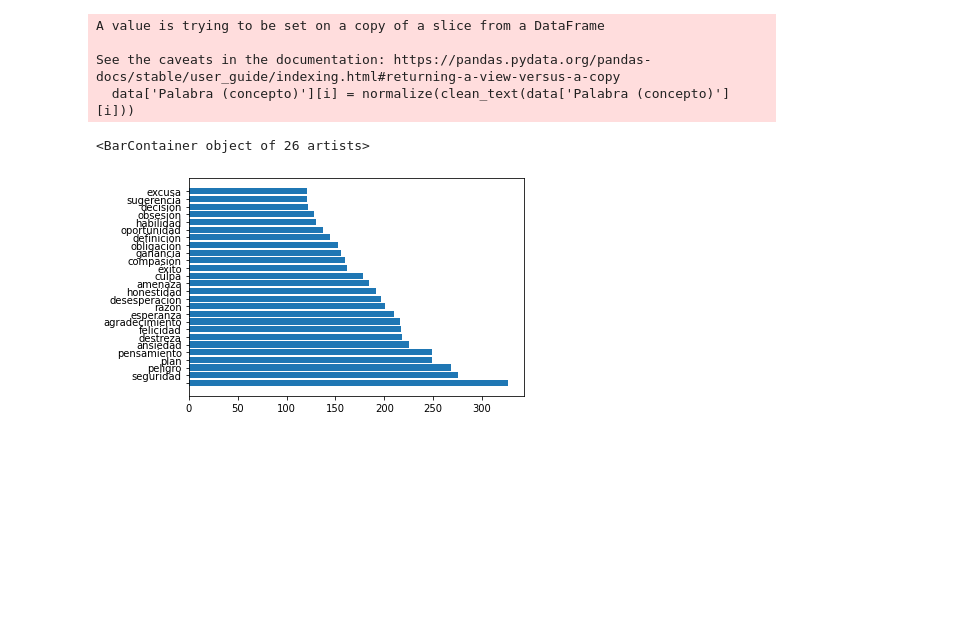
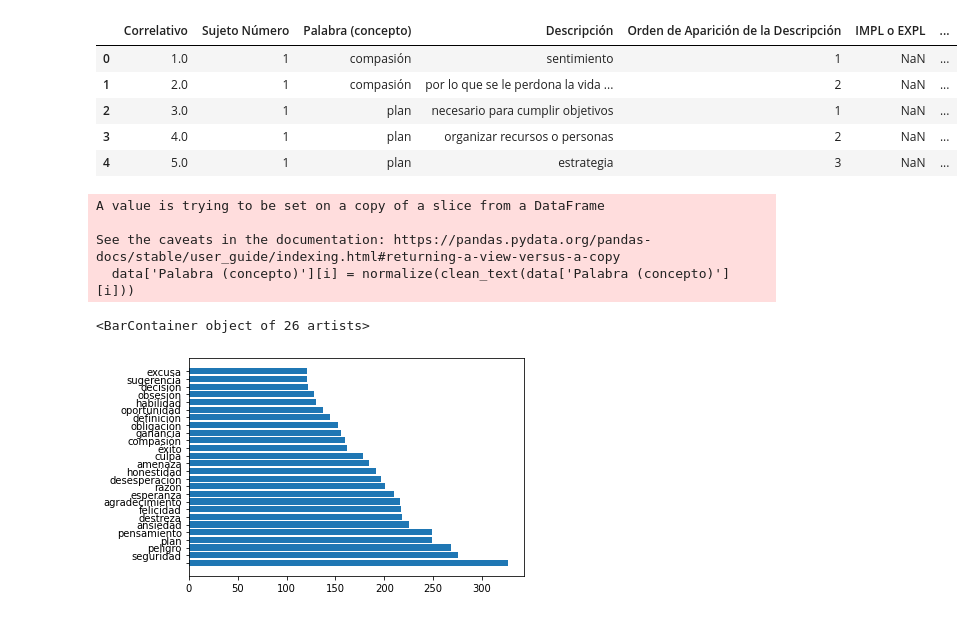
Before and after one commit to DJRamosA/AC-PLT, a Jupyter notebook: src/PreProcess.ipynb, the cells around one changed output. Cells and saved outputs as stored; diff of their text form; code cells hidden in the pictures; blank space fills up the shorter version.

```diff
--- a/src/PreProcess.ipynb
+++ b/src/PreProcess.ipynb
@@ -49,6 +49,15 @@ def to_vector(texto,model):
 # %%
 data = pd.read_excel(r'../data/Datos Codificados Estudio v2a.xlsx')
 nlp = spacy.load('es_core_news_sm')
+# %%
+data.head()
+# %% [output]
+|  | Correlativo | Sujeto Número | Palabra (concepto) | Descripción | Orden de Aparición de la Descripción | IMPL o EXPL | ... |
+| 0 | 1.0 | 1 | compasión | sentimiento | 1 | NaN | ... |
+| 1 | 2.0 | 1 | compasión | por lo que se le perdona la vida ... | 2 | NaN | ... |
+| 2 | 3.0 | 1 | plan | necesario para cumplir objetivos | 1 | NaN | ... |
+| 3 | 4.0 | 1 | plan | organizar recursos o personas | 2 | NaN | ... |
+| 4 | 5.0 | 1 | plan | estrategia | 3 | NaN | ... |
 # %%
 for i in range(len(data)):
     data['Palabra (concepto)'][i] = normalize(clean_text(data['Palabra (concepto)'][i]))
```
Also changed, not shown: parts of 2 cells of this notebook, 7 other files.
